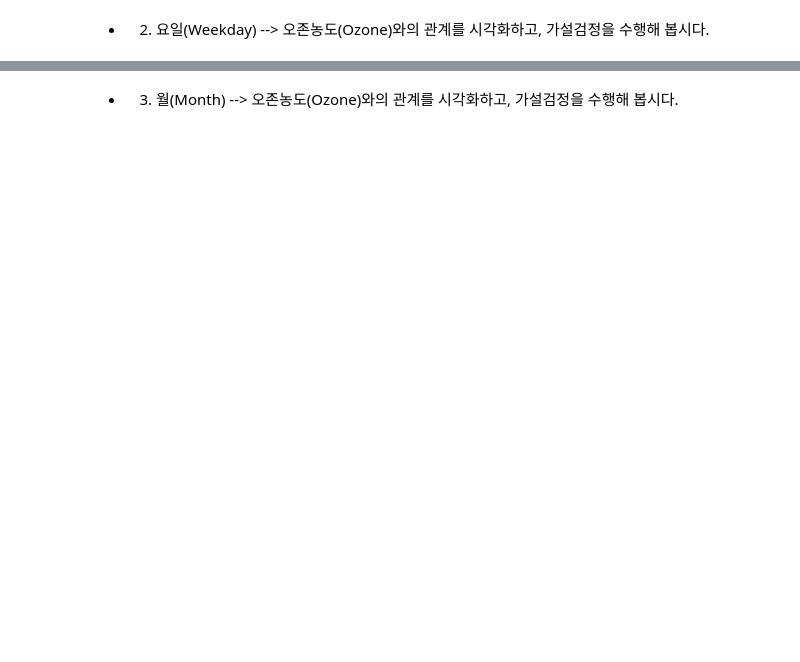
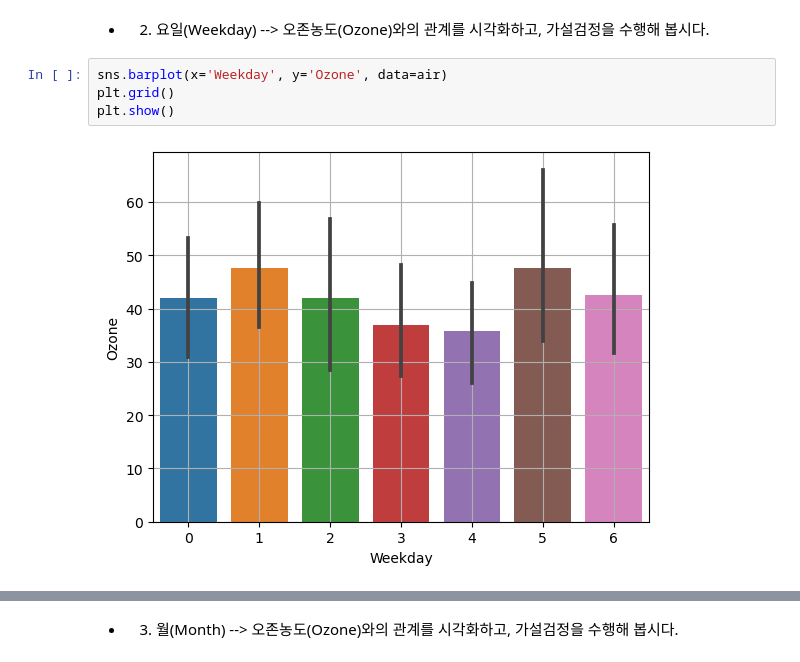
Before and after one commit to Jihwan98/aivle_school, a Jupyter notebook: 2023.02.09_데이터 분석 및 의미찾기_실습/03_이변량_범주 vs 숫자.ipynb, the cells around one changed output, grey strips where cells are left out. Cells and saved outputs as stored; diff of their text form; blank space fills up the shorter version.

```diff
--- a/2023.02.09_데이터 분석 및 의미찾기_실습/03_이변량_범주 vs 숫자.ipynb
+++ b/2023.02.09_데이터 분석 및 의미찾기_실습/03_이변량_범주 vs 숫자.ipynb
@@ -265,2 +285,8 @@ air.head()
 # %% [markdown]
 * 2) 요일(Weekday) --> 오존농도(Ozone)와의 관계를 시각화하고, 가설검정을 수행해 봅시다.
+# %%
+sns.barplot(x='Weekday', y='Ozone', data=air)
+plt.grid()
+plt.show()
+# %% [output]
+[figure, added]
```
Also changed, not shown: parts of 6 cells of this notebook.
